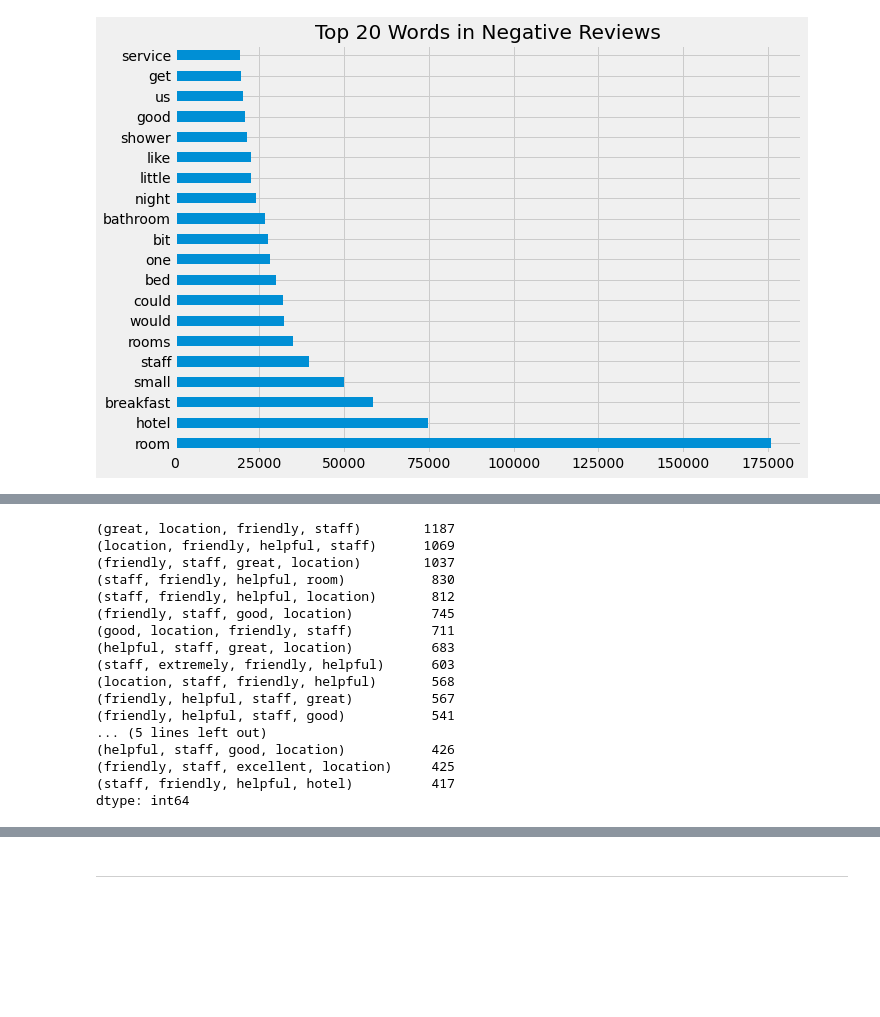
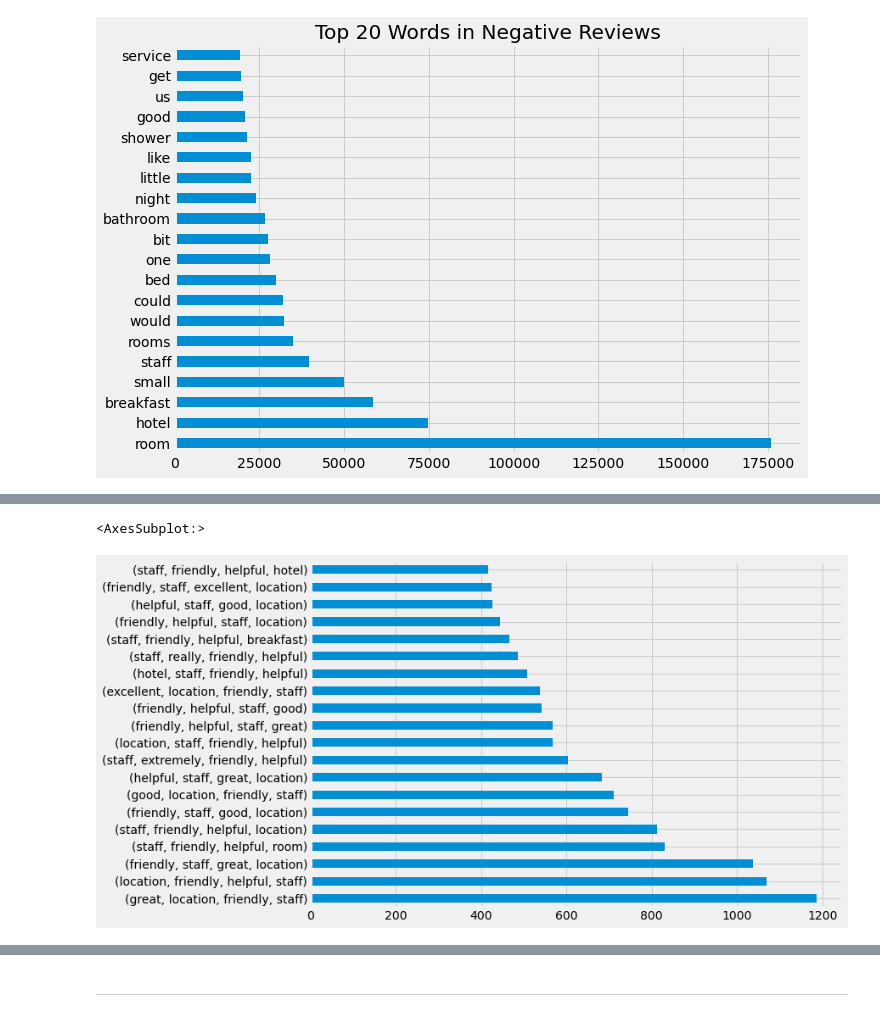
Before and after one commit to InPersonAnalysis/customer_review_capston, a Jupyter notebook: final_notebook.ipynb, the cells around one changed output, grey strips where cells are left out. Drawn from its saved outputs; the diff is of its cells as text; code cells hidden in the pictures; blank space fills up the shorter version.

```diff
--- a/final_notebook.ipynb
+++ b/final_notebook.ipynb
@@ -380,25 +351,10 @@ dtype: int64
 # %%
 #top 20 positive review n-grams = 4
 pos_quadgrams = (pd.Series(nltk.ngrams(pos_reviews, 4)).value_counts().head(20))
-pos_quadgrams.head(20)
+pos_quadgrams.plot.barh()
 # %% [output]
-(great, location, friendly, staff)        1187
-(location, friendly, helpful, staff)      1069
-(friendly, staff, great, location)        1037
-(staff, friendly, helpful, room)           830
-(staff, friendly, helpful, location)       812
-(friendly, staff, good, location)          745
-(good, location, friendly, staff)          711
-(helpful, staff, great, location)          683
-(staff, extremely, friendly, helpful)      603
-(location, staff, friendly, helpful)       568
-(friendly, helpful, staff, great)          567
-(friendly, helpful, staff, good)           541
-... (5 lines left out)
-(helpful, staff, good, location)           426
-(friendly, staff, excellent, location)     425
-(staff, friendly, helpful, hotel)          417
-dtype: int64
+<AxesSubplot:>
+[figure, added]
 # %%
 #top 20 negative review n-grams = 4
 neg_quadgrams = (pd.Series(nltk.ngrams(neg_reviews, 4)).value_counts().head(20))
```
Also changed, not shown: parts of 10 cells of this notebook.
